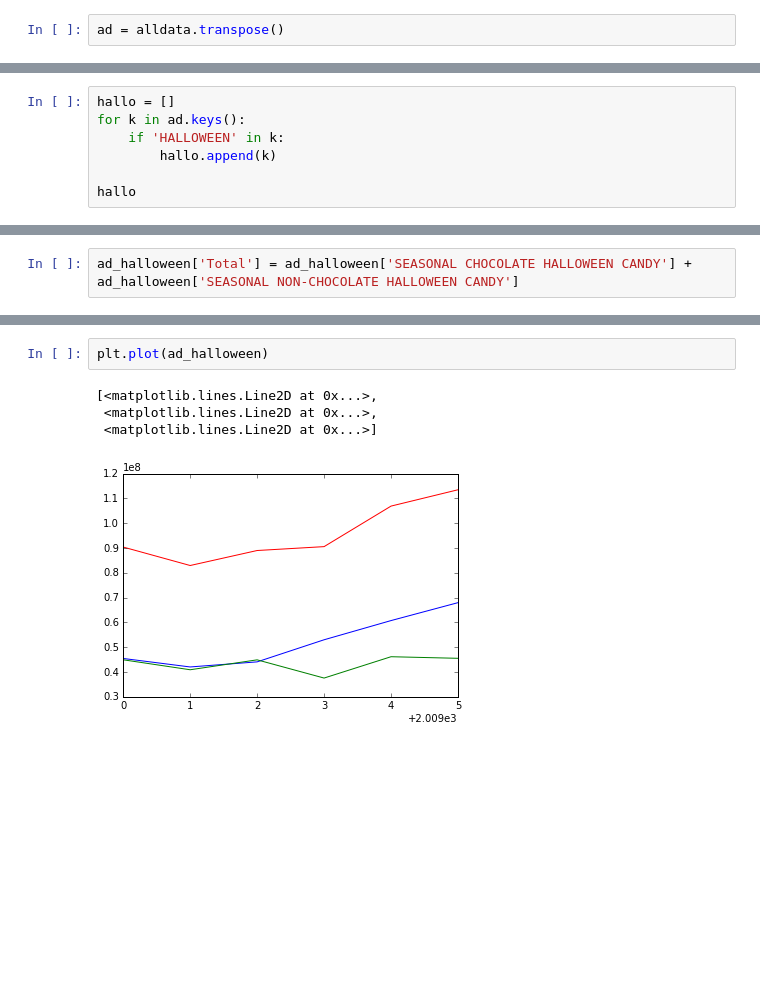
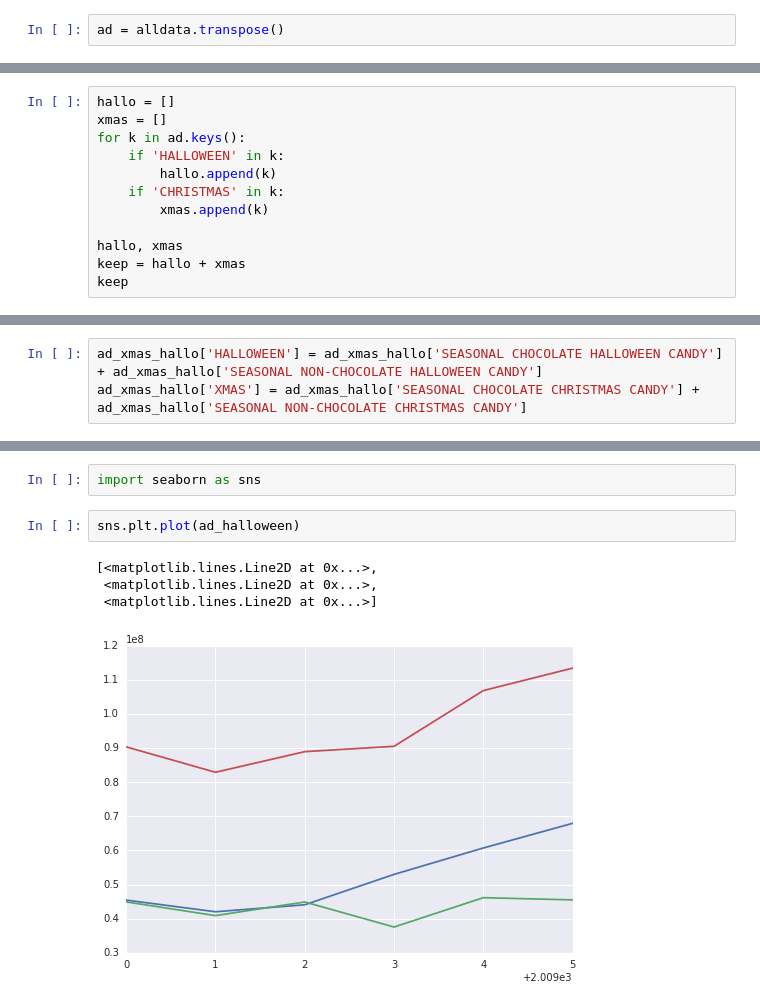
Before and after one commit to zenrabbit/halloweenR, a Jupyter notebook: python/test-pandas-year.ipynb, the cells around one changed output, grey strips where cells are left out. Saved outputs shown, nothing was run; the diff lists cells and outputs as text; blank space fills up the shorter version.

Commit message:
added halloween vs xmas

```diff
--- a/python/test-pandas-year.ipynb
+++ b/python/test-pandas-year.ipynb
@@ -60,9 +82,14 @@ ad = alldata.transpose()
 # %%
 hallo = []
+xmas = []
 for k in ad.keys():
     if 'HALLOWEEN' in k:
         hallo.append(k)
+    if 'CHRISTMAS' in k:
+        xmas.append(k)
 
-hallo
+hallo, xmas
+keep = hallo + xmas
+keep
 # %% [output]
 ['SEASONAL CHOCOLATE HALLOWEEN CANDY',
@@ -82,2 +113,3 @@ ad_halloween
 # %%
-ad_halloween['Total'] = ad_halloween['SEASONAL CHOCOLATE HALLOWEEN CANDY'] + ad_halloween['SEASONAL NON-CHOCOLATE HALLOWEEN CANDY']
+ad_xmas_hallo['HALLOWEEN'] = ad_xmas_hallo['SEASONAL CHOCOLATE HALLOWEEN CANDY'] + ad_xmas_hallo['SEASONAL NON-CHOCOLATE HALLOWEEN CANDY']
+ad_xmas_hallo['XMAS'] = ad_xmas_hallo['SEASONAL CHOCOLATE CHRISTMAS CANDY'] + ad_xmas_hallo['SEASONAL NON-CHOCOLATE CHRISTMAS CANDY']
@@ -84,7 +132,9 @@ ad_halloween['Total'] = ad_halloween['SEASONAL CHOCOLATE HALLOWEEN CANDY'] + ad_
+# %%
+import seaborn as sns
 # %%
-plt.plot(ad_halloween)
+sns.plt.plot(ad_halloween)
 # %% [output]
 [<matplotlib.lines.Line2D at 0x...>,
  <matplotlib.lines.Line2D at 0x...>,
  <matplotlib.lines.Line2D at 0x...>]
-[figure, old version]
+[figure, new version]
```
Also changed, not shown: parts of 6 cells of this notebook.
